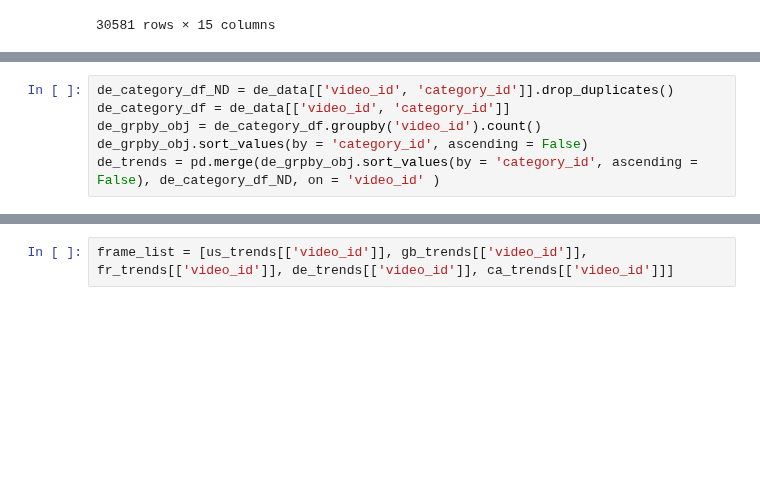
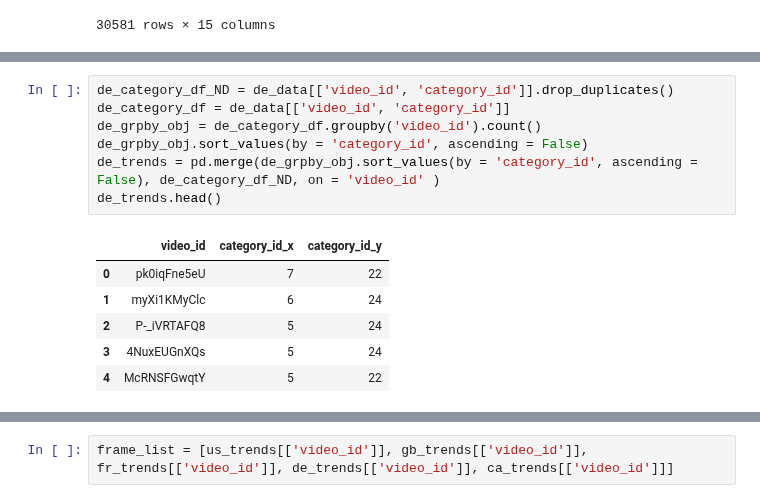
Before and after one commit to Laszarus/dsi-pandas-eda-case-study, a Jupyter notebook: category.ipynb, the cells around one changed output, grey strips where cells are left out. Drawn from its saved outputs; the diff is of its cells as text; blank space fills up the shorter version.

```diff
--- a/category.ipynb
+++ b/category.ipynb
@@ -123,9 +147,17 @@ fr_trends = pd.merge(fr_grpby_obj.sort_values(by = 'category_id', ascending = Fa
 # %%
 de_category_df_ND = de_data[['video_id', 'category_id']].drop_duplicates()
 de_category_df = de_data[['video_id', 'category_id']]
 de_grpby_obj = de_category_df.groupby('video_id').count()
 de_grpby_obj.sort_values(by = 'category_id', ascending = False)
 de_trends = pd.merge(de_grpby_obj.sort_values(by = 'category_id', ascending = False), de_category_df_ND, on = 'video_id' )
+de_trends.head()
+# %% [output]
+|  | video_id | category_id_x | category_id_y |
+| 0 | pk0iqFne5eU | 7 | 22 |
+| 1 | myXi1KMyClc | 6 | 24 |
+| 2 | P-_iVRTAFQ8 | 5 | 24 |
+| 3 | 4NuxEUGnXQs | 5 | 24 |
+| 4 | McRNSFGwqtY | 5 | 22 |
 # %%
 ca_category_df_ND = ca_data[['video_id', 'category_id']].drop_duplicates()
 ca_category_df = ca_data[['video_id', 'category_id']]
```
Also changed, not shown: parts of 4 cells of this notebook, 4 other files.
